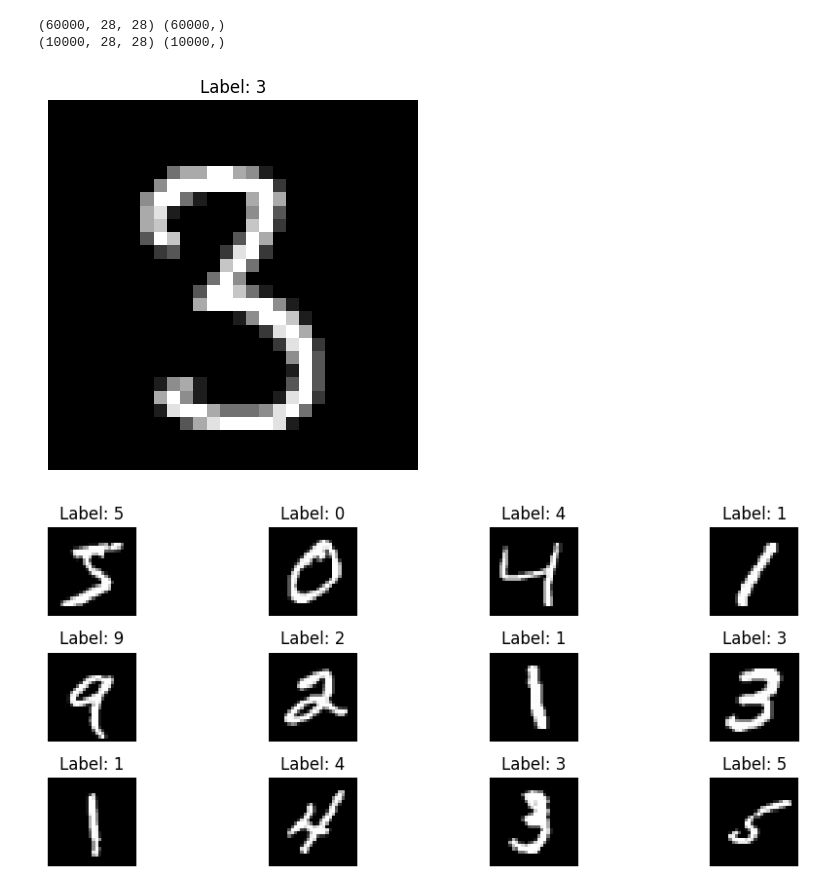
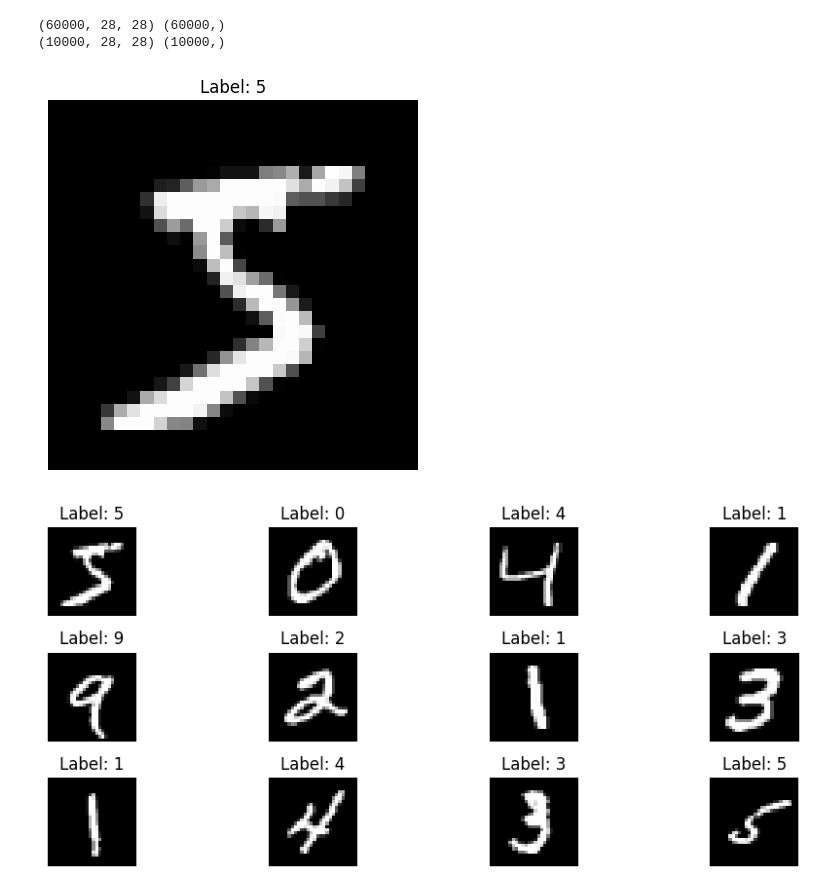
Before and after one commit to neszm/Y2PersonalProject, a Jupyter notebook: deep_learning_project.ipynb, the cells around one changed output. Cells and saved outputs as stored; diff of their text form; code cells hidden in the pictures.

```diff
--- a/deep_learning_project.ipynb
+++ b/deep_learning_project.ipynb
@@ -11,12 +11,12 @@ print(x_test.shape, y_test.shape)
 # %%
 import matplotlib.pyplot as plt
 
-plt.imshow(x_train[12334], cmap='gray')
-plt.title(f"Label: {y_train[1234]}")
-plt.axis('off')
+plt.imshow(x_train[0], cmap="gray") # cmap="gray" to make it balck & white
+plt.title(f"Label: {y_train[0]}")
+plt.axis("off")
 plt.show()
 # %% [output]
-[figure, old version]
+[figure, new version]
 # %%
 import matplotlib.pyplot as plt
 
```
Also changed, not shown: parts of 22 cells of this notebook.
